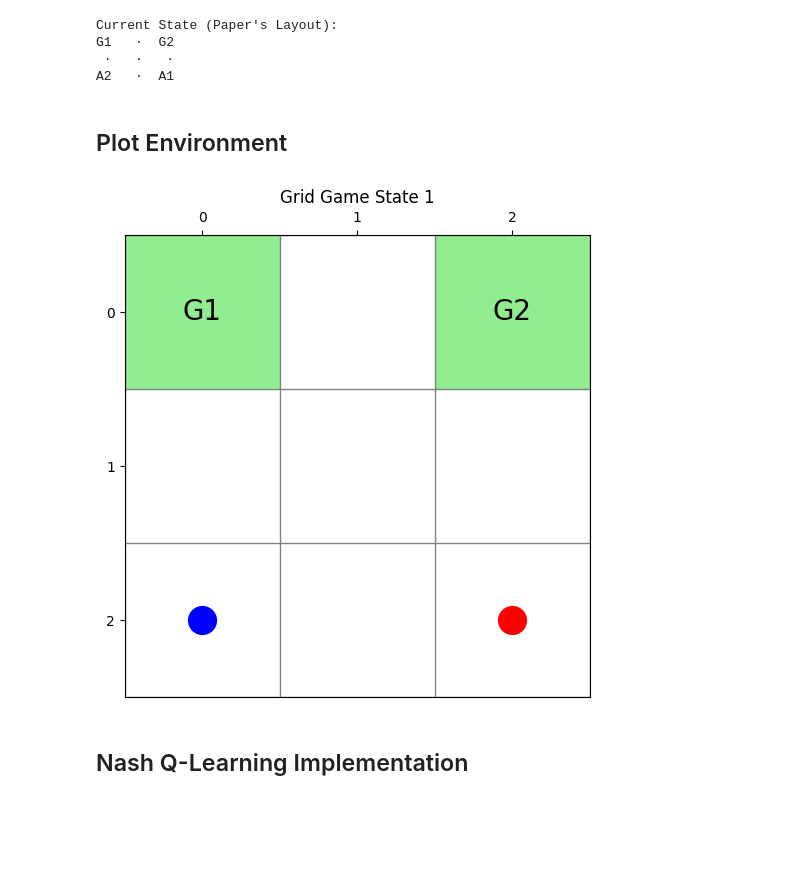
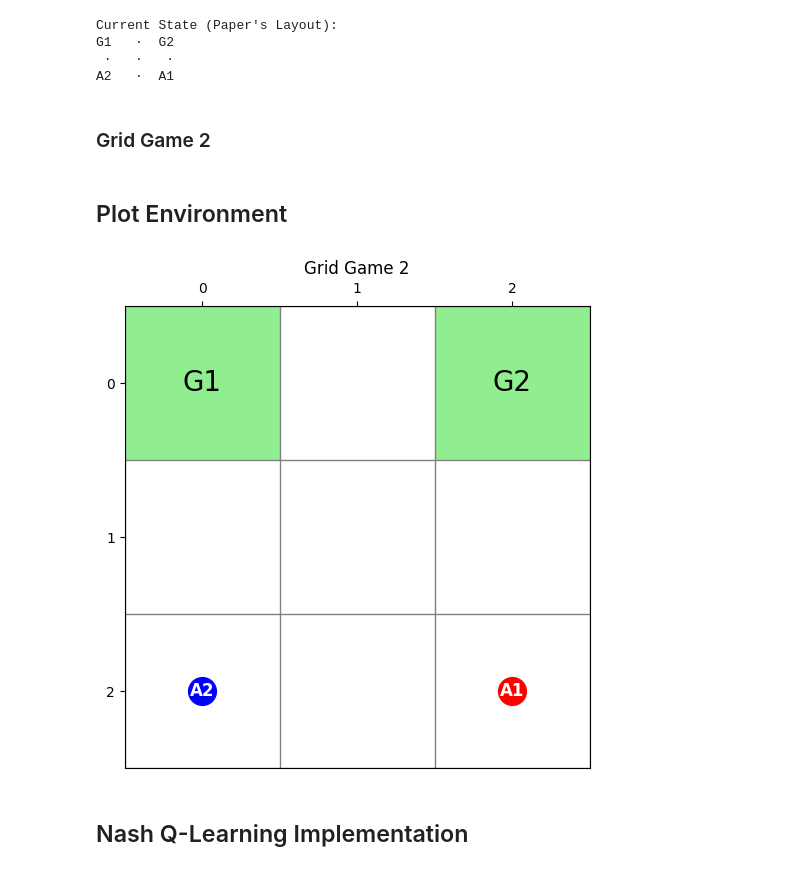
Before and after one commit to valeriacerciello/uzh-masters-project, a Jupyter notebook: Nash-Q-Learning.ipynb, the cells around one changed output. Saved outputs shown, nothing was run; the diff lists cells and outputs as text; code cells hidden in the pictures; blank space fills up the shorter version.

```diff
--- a/Nash-Q-Learning.ipynb
+++ b/Nash-Q-Learning.ipynb
@@ -64,7 +66,7 @@ import numpy as np
 
 grid_size = 3
 max_steps = 100000
-class MultiAgentGridWorld(gym.Env):
+class GridGame1(gym.Env):
 
     metadata = {'render_modes': ['human'], 'render_fps': 4}
 
@@ -171,10 +173,12 @@ class MultiAgentGridWorld(gym.Env):
             print(" ".join(f"{cell:^3}" for cell in row))
         print()
 # %%
-env = MultiAgentGridWorld()
+env = GridGame1()
 env.render()
 # %% [output]
 Current State (Paper's Layout):
 G1   ·  G2
  ·   ·   ·
 A2   ·  A1
+# %% [markdown]
+### Grid Game 2
@@ -181,8 +304,6 @@ A2   ·  A1
 # %% [markdown]
 ## Plot Environment
 # %%
-
-
 import matplotlib.pyplot as plt
 import matplotlib.patches as patches
 import matplotlib.pyplot as plt
@@ -209,39 +330,43 @@ def plot_env_state(env):
     ax.set_yticklabels(['0', '1', '2'])
 
     # Move x-axis to the top
     ax.xaxis.set_ticks_position('top')
     ax.xaxis.set_label_position('top')
 
     # Invert y-axis to match paper's layout
     ax.invert_yaxis()
-    ax.set_title("Grid Game State 1")
+    ax.set_title("Grid Game 2" if type(env) is GridGame2 else "Grid Game 1")
 
     # Plot goals (example: green cells at top-left and top-right)
     ax.add_patch(patches.Rectangle((0, 0), 1, 1, facecolor='lightgreen'))
     ax.add_patch(patches.Rectangle((2, 0), 1, 1, facecolor='lightgreen'))
     ax.text(0.5, 0.5, 'G1', ha='center', va='center', fontsize=20)
     ax.text(2.5, 0.5, 'G2', ha='center', va='center', fontsize=20)
 
     # Plot agent positions
     a1_row, a1_col = env.agent1_pos
     a2_row, a2_col = env.agent2_pos
 
     # Convert to "paper coordinates"
-    def paper_coords(row, col):
+    def set_coords(row, col):
         return (col + 0.5, row + 0.5)
 
-    ax.plot(*paper_coords(a1_row, a1_col), 'ro', markersize=20)
-    ax.plot(*paper_coords(a2_row, a2_col), 'bo', markersize=20)
+    ax.plot(*set_coords(a1_row, a1_col), 'ro', markersize=20, label="Agent 1")
+    ax.plot(*set_coords(a2_row, a2_col), 'bo', markersize=20, label="Agent 2")
+
+     #Add text annotations
+    ax.text(*set_coords(a1_row, a1_col), "A1", fontsize=12, ha='center', va='center', color='white', fontweight='bold')
+    ax.text(*set_coords(a2_row, a2_col), "A2", fontsize=12, ha='center', va='center', color='white', fontweight='bold')
 
     plt.show()
 
 
 # Test with initial state
-env = MultiAgentGridWorld()
+env = GridGame2()
 env.reset()
 plot_env_state(env)
 # %% [output]
-[figure, old version]
+[figure, new version]
 # %% [markdown]
 ## Nash Q-Learning Implementation
 # %%
```
Also changed, not shown: parts of 7 cells of this notebook.
